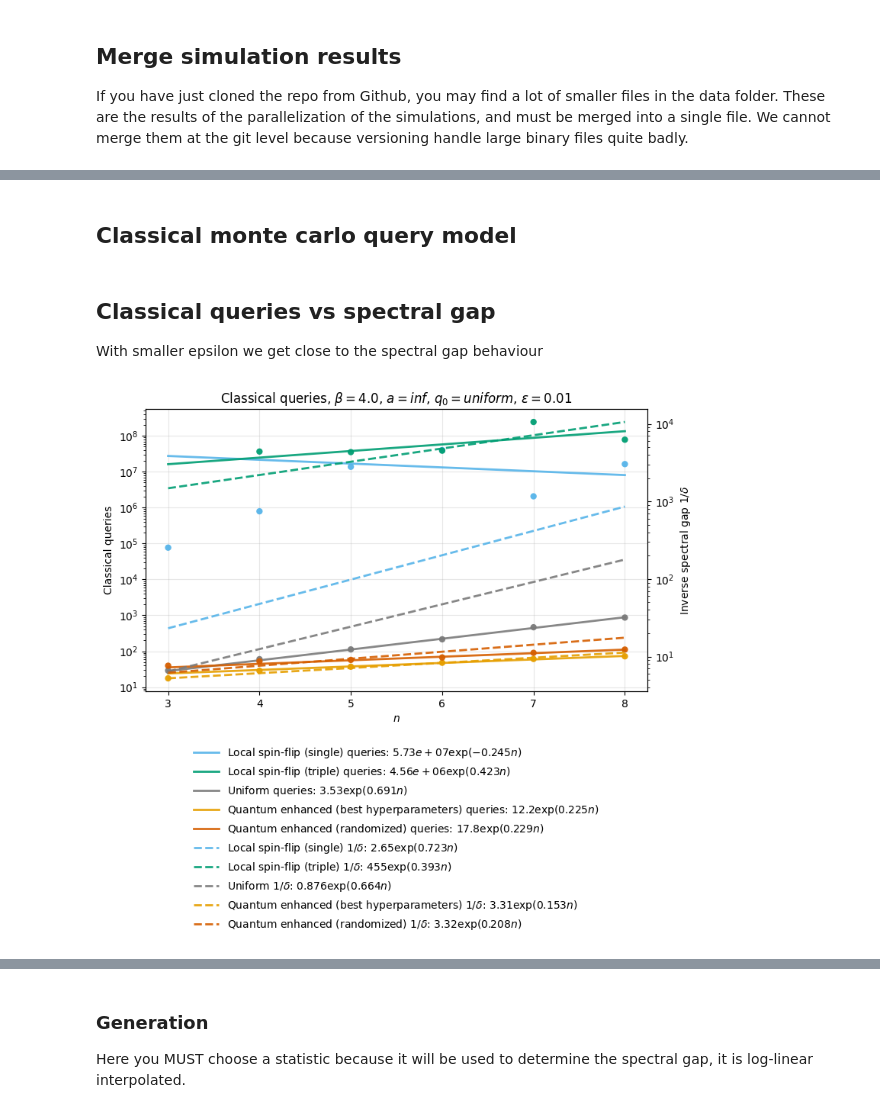
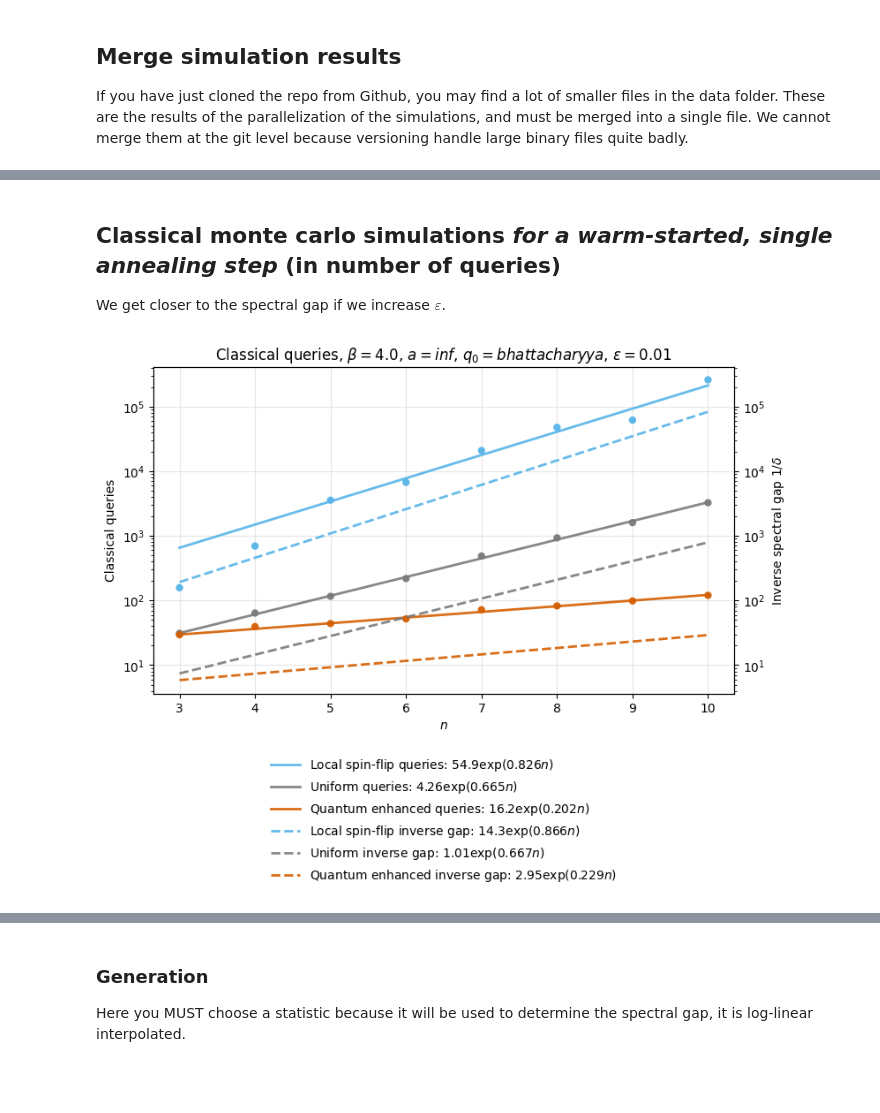
Before and after one commit to incud/pubmonaqa, a Jupyter notebook: notebooks/1_classical_vs_quantum_queries.ipynb, the cells around one changed output, grey strips where cells are left out. Saved outputs shown, nothing was run; the diff lists cells and outputs as text; code cells hidden in the pictures; blank space fills up the shorter version.

```diff
--- a/notebooks/1_classical_vs_quantum_queries.ipynb
+++ b/notebooks/1_classical_vs_quantum_queries.ipynb
@@ -144,7 +102,5 @@ table
 # %% [markdown]
-## Classical monte carlo query model
+## Classical monte carlo simulations _for a warm-started, single annealing step_ (in number of queries)
+
+We get closer to the spectral gap if we increase $\varepsilon$.
-# %% [markdown]
-## Classical queries vs spectral gap
-
-With smaller epsilon we get close to the spectral gap behaviour
 # %%
@@ -152,12 +108,8 @@ from monaqa2.data.plot_classical_query_vs_n import plot_classical_query_vs_n
 # %%
 beta = 4.0
-a = np.inf             # either np.inf (MH acceptance) or 1 or 10 (glauber)
-statistic = "mean+std" # "mean+std", "mean+std-tail", or "median+mad"
-q0_mode = "uniform"    # "uniform" or "bhattacharyya"
-eps = 1e-2             # just this one in the old file
+statistic = "median+mad"  # "mean+std", "mean+std-tail", or "median+mad"
+eps = 1e-2                # 1e-{2,3,...,8}
 
-show_sg = True
-
-_ = plot_classical_query_vs_n(beta=beta, a=a, q0_mode=q0_mode, epsilon=eps, statistic=statistic, show_spread=False, show_inverse_gap=show_sg, n_fit_min=5, n_fit_max=10)
+_ = plot_classical_queries_vs_n(beta=beta, a=np.inf, q0_mode="bhattacharyya", epsilon=eps, statistic=statistic, show_spread=False, n_fit_min=5, n_fit_max=10, show_inverse_gap=True)
 # %% [output]
-[figure, old version]
+[figure, new version]
```
Also changed, not shown: parts of 20 cells of this notebook, 5 other files.
